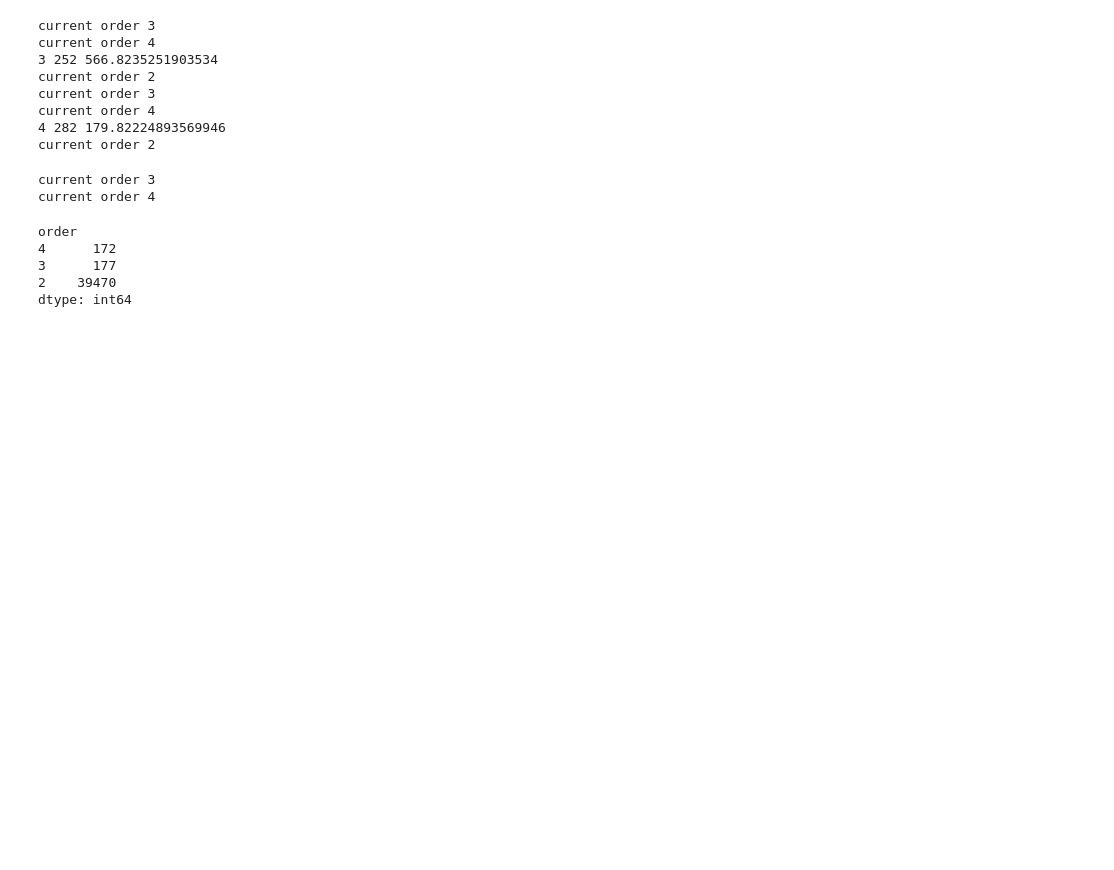
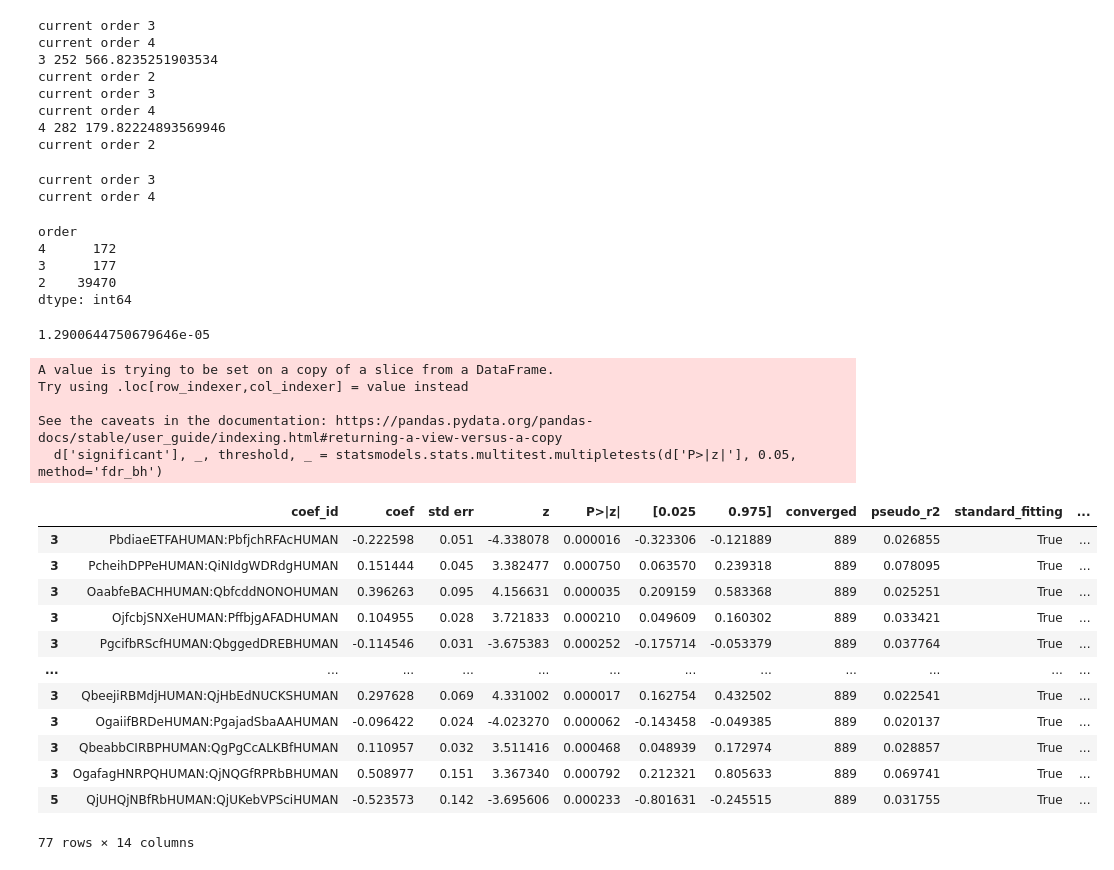
Before and after one commit to Yatish0833/multiomics-synergies, a Jupyter notebook: data_prep.ipynb, the cells around one changed output. Saved outputs shown, nothing was run; the diff lists cells and outputs as text; code cells hidden in the pictures; blank space fills up the shorter version.

```diff
--- a/data_prep.ipynb
+++ b/data_prep.ipynb
@@ -373,3 +373,29 @@ order
 3      177
 2    39470
 dtype: int64
+# %%
+import statsmodels
+d = final_results[(final_results.drug == 1409) & (final_results.coef_id.apply(lambda x: x.count(':')==1))]
+d['significant'], _, threshold, _ = statsmodels.stats.multitest.multipletests(d['P>|z|'], 0.05, method='fdr_bh')
+print(threshold)
+sig = d[d.significant]
+# %% [output]
+1.2900644750679646e-05
+A value is trying to be set on a copy of a slice from a DataFrame.
+Try using .loc[row_indexer,col_indexer] = value instead
+
+See the caveats in the documentation: https://pandas.pydata.org/pandas-docs/stable/user_guide/indexing.html#returning-a-view-versus-a-copy
+  d['significant'], _, threshold, _ = statsmodels.stats.multitest.multipletests(d['P>|z|'], 0.05, method='fdr_bh')
+|  | coef_id | coef | std err | z | P>|z| | [0.025 | 0.975] | converged | pseudo_r2 | standard_fitting | ... |
+| 3 | PbdiaeETFAHUMAN:PbfjchRFAcHUMAN | -0.222598 | 0.051 | -4.338078 | 0.000016 | -0.323306 | -0.121889 | 889 | 0.026855 | True | ... |
+| 3 | PcheihDPPeHUMAN:QiNIdgWDRdgHUMAN | 0.151444 | 0.045 | 3.382477 | 0.000750 | 0.063570 | 0.239318 | 889 | 0.078095 | True | ... |
+| 3 | OaabfeBACHHUMAN:QbfcddNONOHUMAN | 0.396263 | 0.095 | 4.156631 | 0.000035 | 0.209159 | 0.583368 | 889 | 0.025251 | True | ... |
+| 3 | OjfcbjSNXeHUMAN:PffbjgAFADHUMAN | 0.104955 | 0.028 | 3.721833 | 0.000210 | 0.049609 | 0.160302 | 889 | 0.033421 | True | ... |
+| 3 | PgcifbRScfHUMAN:QbggedDREBHUMAN | -0.114546 | 0.031 | -3.675383 | 0.000252 | -0.175714 | -0.053379 | 889 | 0.037764 | True | ... |
+| ... | ... | ... | ... | ... | ... | ... | ... | ... | ... | ... | ... |
+| 3 | QbeejiRBMdjHUMAN:QjHbEdNUCKSHUMAN | 0.297628 | 0.069 | 4.331002 | 0.000017 | 0.162754 | 0.432502 | 889 | 0.022541 | True | ... |
+| 3 | OgaiifBRDeHUMAN:PgajadSbaAAHUMAN | -0.096422 | 0.024 | -4.023270 | 0.000062 | -0.143458 | -0.049385 | 889 | 0.020137 | True | ... |
+| 3 | QbeabbCIRBPHUMAN:QgPgCcALKBfHUMAN | 0.110957 | 0.032 | 3.511416 | 0.000468 | 0.048939 | 0.172974 | 889 | 0.028857 | True | ... |
+| 3 | OgafagHNRPQHUMAN:QjNQGfRPRbBHUMAN | 0.508977 | 0.151 | 3.367340 | 0.000792 | 0.212321 | 0.805633 | 889 | 0.069741 | True | ... |
+| 5 | QjUHQjNBfRbHUMAN:QjUKebVPSciHUMAN | -0.523573 | 0.142 | -3.695606 | 0.000233 | -0.801631 | -0.245515 | 889 | 0.031755 | True | ... |
+77 rows × 14 columns
```
Also changed, not shown: parts of 9 cells of this notebook.
